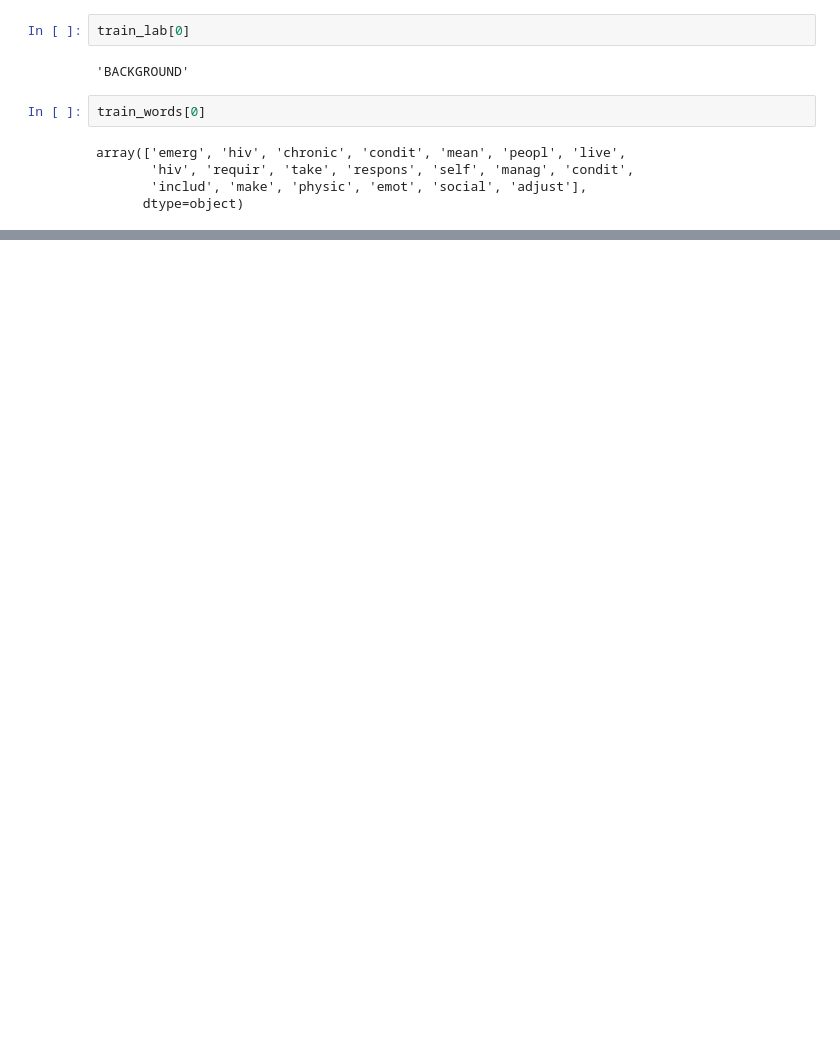
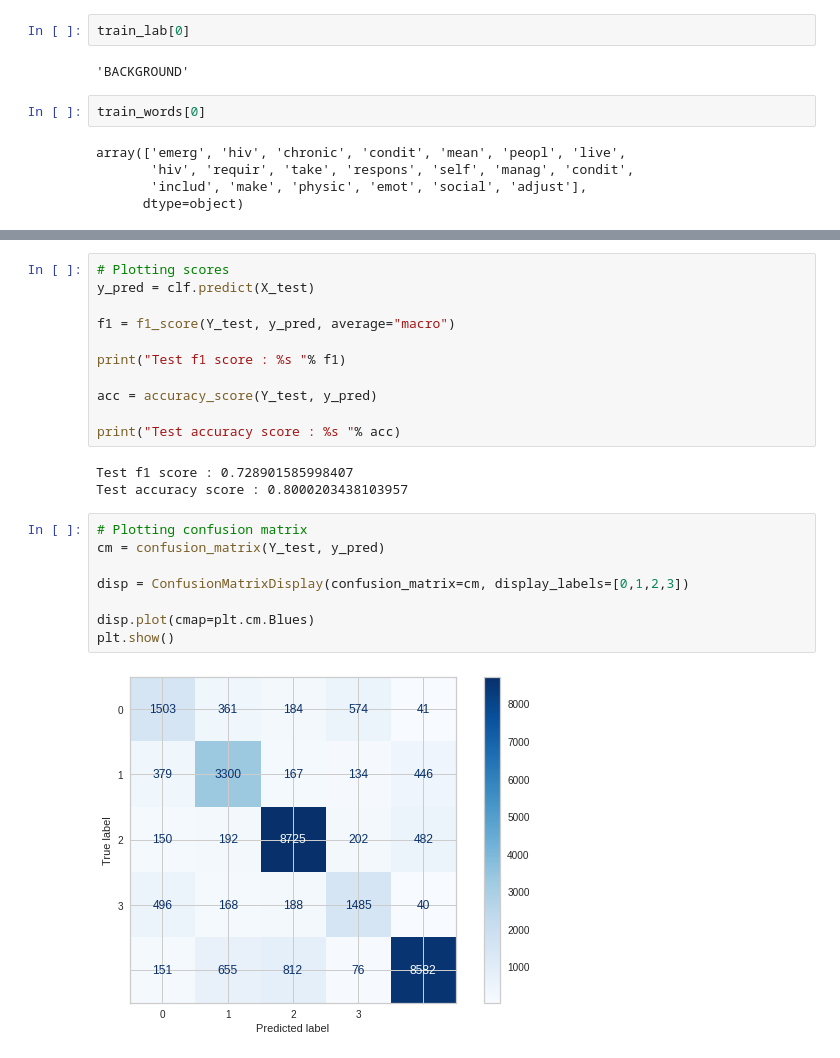
Before and after one commit to ravifrancesco/Natural_Language_Processing_For_Healthcare, a Jupyter notebook: src/P2T1.ipynb, the cells around one changed output, grey strips where cells are left out. Drawn from its saved outputs; the diff is of its cells as text; blank space fills up the shorter version.

```diff
--- a/src/P2T1.ipynb
+++ b/src/P2T1.ipynb
@@ -227,0 +174,24 @@ Epoch 12/1000
+# %%
+# Plotting scores
+y_pred = clf.predict(X_test)
+
+f1 = f1_score(Y_test, y_pred, average="macro")
+
+print("Test f1 score : %s "% f1)
+
+acc = accuracy_score(Y_test, y_pred)
+
+print("Test accuracy score : %s "% acc)
+# %% [output]
+Test f1 score : 0.728901585998407
+Test accuracy score : 0.8000203438103957
+# %%
+# Plotting confusion matrix
+cm = confusion_matrix(Y_test, y_pred)
+
+disp = ConfusionMatrixDisplay(confusion_matrix=cm, display_labels=[0,1,2,3])
+
+disp.plot(cmap=plt.cm.Blues)
+plt.show()
+# %% [output]
+[figure, added]
```
Also changed, not shown: parts of 18 cells of this notebook, 1 other file.
